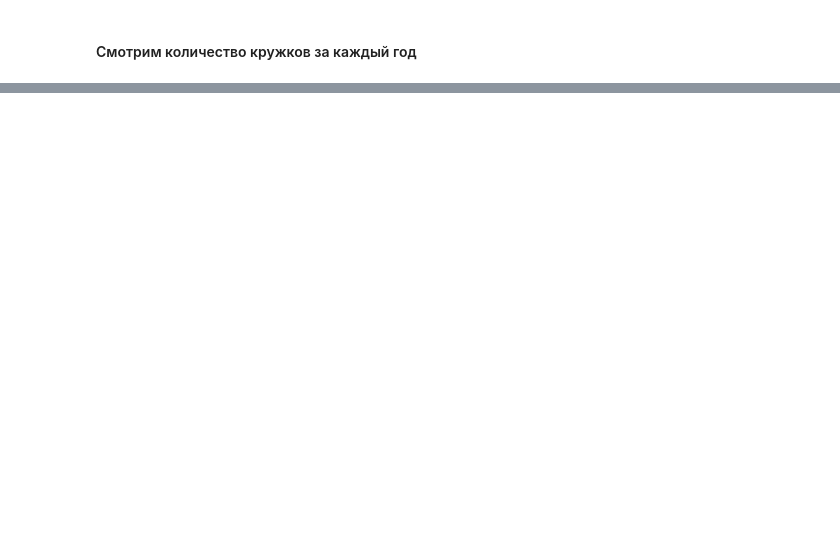
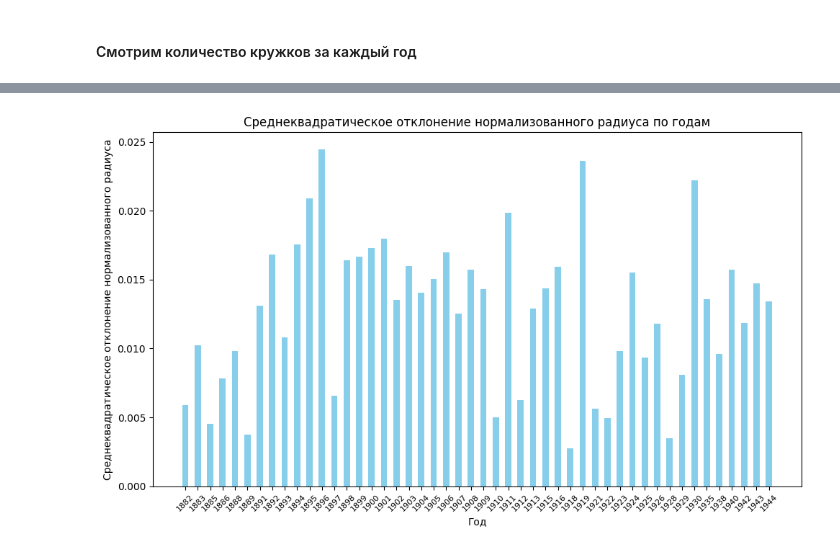
Before and after one commit to pryanik/i3_shades_of_mind, a Jupyter notebook: edges_analysis_munch.ipynb, the cells around one changed output, grey strips where cells are left out. Drawn from its saved outputs; the diff is of its cells as text; code cells hidden in the pictures; blank space fills up the shorter version.

```diff
--- a/edges_analysis_munch.ipynb
+++ b/edges_analysis_munch.ipynb
@@ -352,0 +519,23 @@ plot_results(results)
+# %%
+results_count = {year: results[year]["std_normalized_radius"] for year in results}
+
+def plot_results(results):
+    sorted_results = dict(sorted(results.items()))
+    years = list(sorted_results.keys())
+    values = list(sorted_results.values())
+
+    bar_width = 0.5
+    plt.figure(figsize=(10, 6))
+    plt.bar(years, values, color='skyblue', width=bar_width)
+
+    plt.xlabel('Год')
+    plt.ylabel('Среднеквадратическое отклонение нормализованного радиуса')
+    plt.title('Среднеквадратическое отклонение нормализованного радиуса по годам')
+
+    plt.xticks(rotation=45, fontsize=8)
+    plt.tight_layout()
+    plt.show()
+
+plot_results(results_count)
+# %% [output]
+[figure, added]
```
Also changed, not shown: parts of 29 cells of this notebook.
